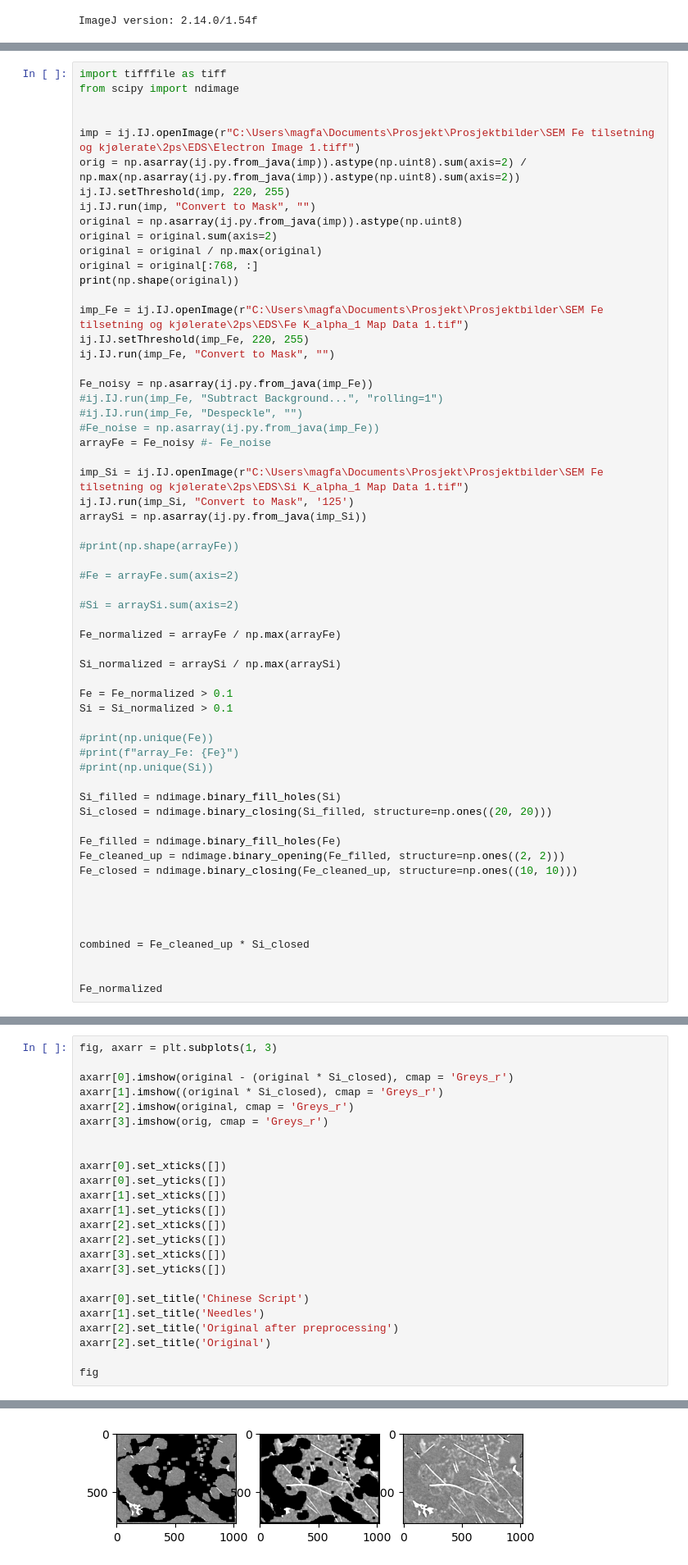
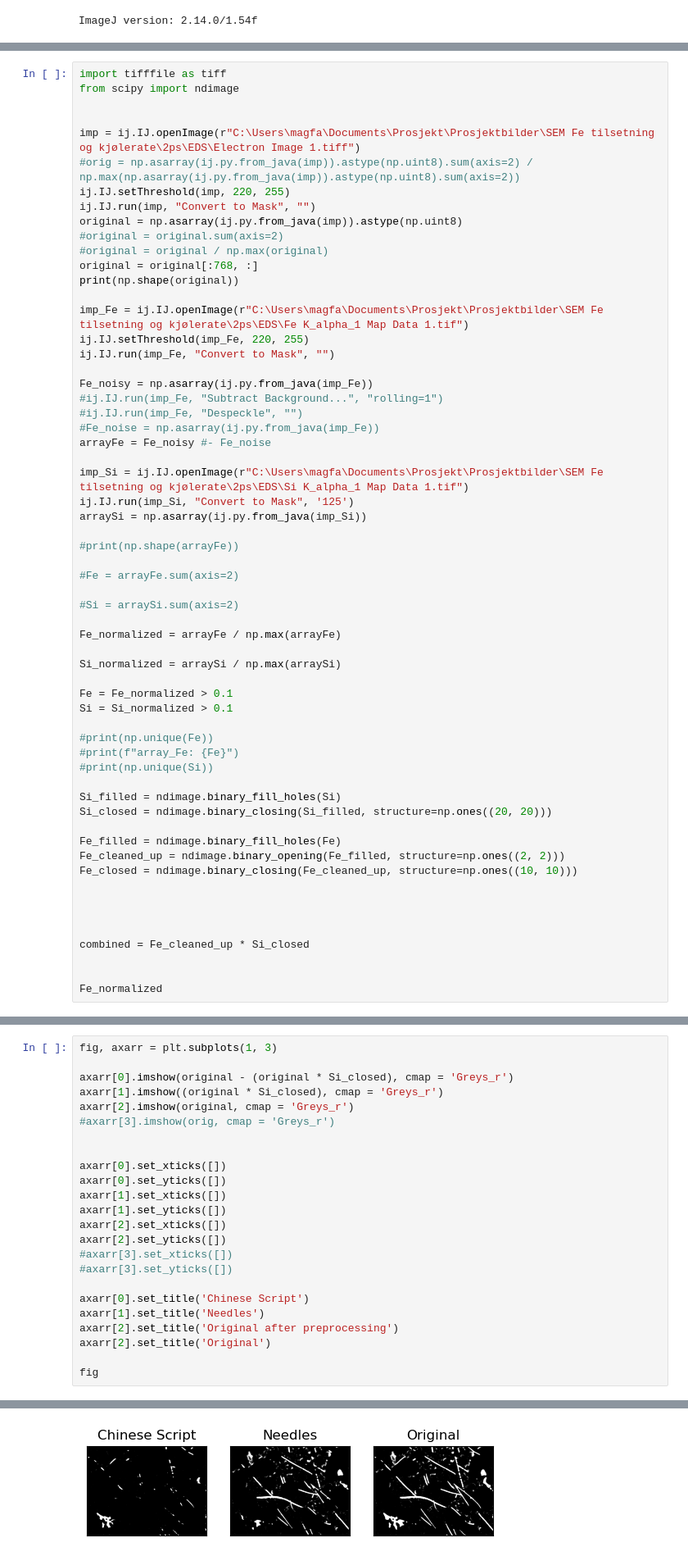
Before and after one commit to MagnuFal/Prosjektoppgave, a Jupyter notebook: AlgorithmicApproach/mask_prep.ipynb, the cells around one changed output, grey strips where cells are left out. Shown: that part at 82% size. Cells and saved outputs as stored; diff of their text form.

```diff
--- a/AlgorithmicApproach/mask_prep.ipynb
+++ b/AlgorithmicApproach/mask_prep.ipynb
@@ -42,12 +42,12 @@ from scipy import ndimage
 
 
 imp = ij.IJ.openImage(r"C:\Users\magfa\Documents\Prosjekt\Prosjektbilder\SEM Fe tilsetning og kjølerate\2ps\EDS\Electron Image 1.tiff")
-orig = np.asarray(ij.py.from_java(imp)).astype(np.uint8).sum(axis=2) / np.max(np.asarray(ij.py.from_java(imp)).astype(np.uint8).sum(axis=2))
+#orig = np.asarray(ij.py.from_java(imp)).astype(np.uint8).sum(axis=2) / np.max(np.asarray(ij.py.from_java(imp)).astype(np.uint8).sum(axis=2))
 ij.IJ.setThreshold(imp, 220, 255)
 ij.IJ.run(imp, "Convert to Mask", "")
 original = np.asarray(ij.py.from_java(imp)).astype(np.uint8)
-original = original.sum(axis=2)
-original = original / np.max(original)
+#original = original.sum(axis=2)
+#original = original / np.max(original)
 original = original[:768, :]
 print(np.shape(original))
 
@@ -151,7 +151,7 @@ fig, axarr = plt.subplots(1, 3)
 axarr[0].imshow(original - (original * Si_closed), cmap = 'Greys_r')
 axarr[1].imshow((original * Si_closed), cmap = 'Greys_r')
 axarr[2].imshow(original, cmap = 'Greys_r')
-axarr[3].imshow(orig, cmap = 'Greys_r')
+#axarr[3].imshow(orig, cmap = 'Greys_r')
 
 
 axarr[0].set_xticks([])
@@ -160,8 +160,8 @@ axarr[1].set_xticks([])
 axarr[1].set_yticks([])
 axarr[2].set_xticks([])
 axarr[2].set_yticks([])
-axarr[3].set_xticks([])
-axarr[3].set_yticks([])
+#axarr[3].set_xticks([])
+#axarr[3].set_yticks([])
 
 axarr[0].set_title('Chinese Script')
 axarr[1].set_title('Needles')
@@ -174 +173 @@ IndexError: index 3 is out of bounds for axis 0 with size 3
-[figure, old version]
+[figure, new version]
```
Also changed, not shown: parts of 2 cells of this notebook.
